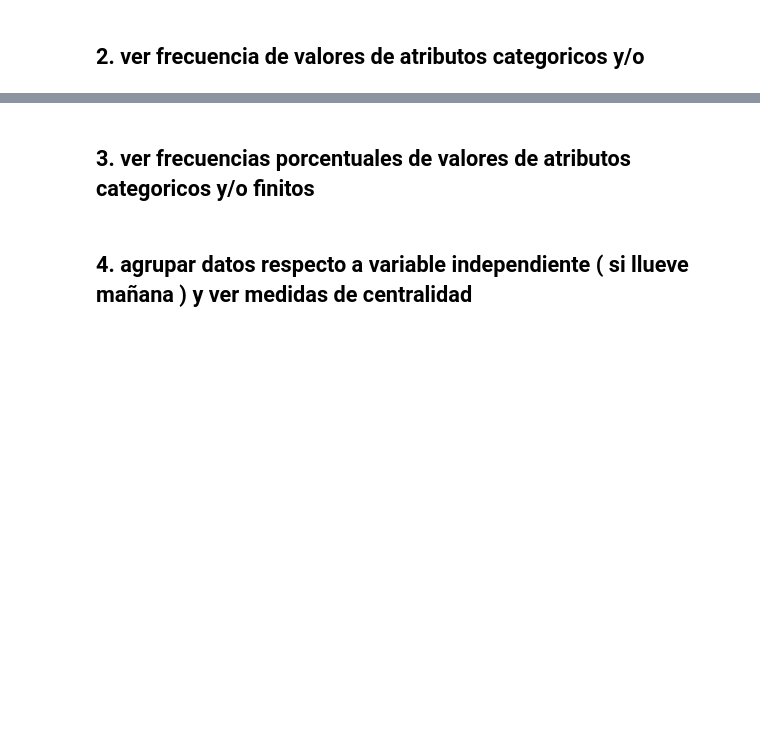
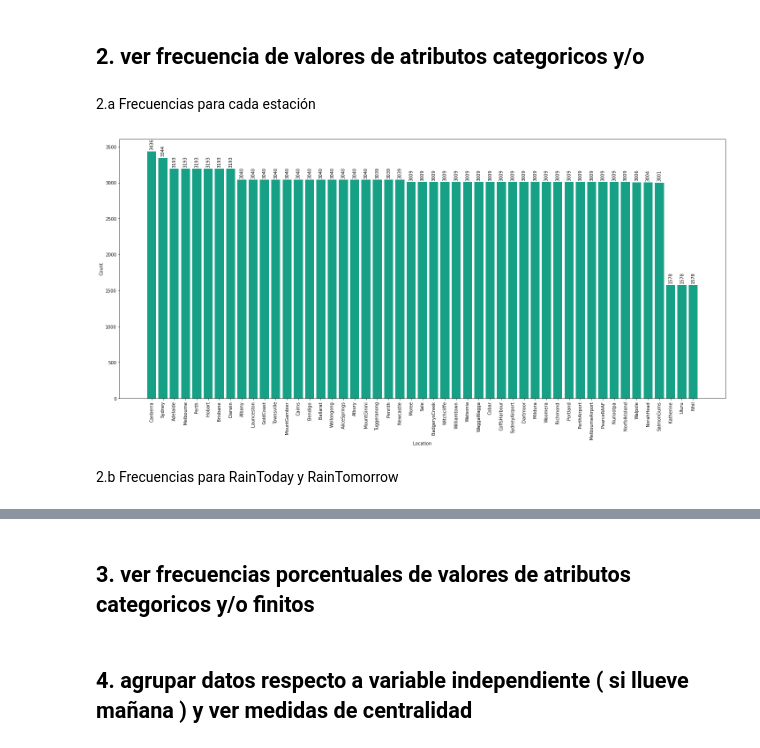
Before and after one commit to acmoral/ProyectoMineria, a Jupyter notebook: analisis exploratorio/weather_data_analisis_exploratorio.ipynb, the cells around one changed output, grey strips where cells are left out. Cells and saved outputs as stored; diff of their text form; code cells hidden in the pictures; blank space fills up the shorter version.

```diff
--- a/analisis exploratorio/weather_data_analisis_exploratorio.ipynb
+++ b/analisis exploratorio/weather_data_analisis_exploratorio.ipynb
@@ -13,3 +19,5 @@ data = pd.read_csv('../data/weatherAUS.csv')
+# %%
+theme = '#16A085'
 # %% [markdown]
 La idea seria en cada sección añadir una descripción de manera que se analisen los datos que se obtengan.
 # %% [markdown]
@@ -55,2 +68,39 @@ data.describe()
 # %% [markdown]
 ## 2. ver frecuencia de valores de atributos categoricos y/o
+# %% [markdown]
+2.a Frecuencias para cada estación
+# %%
+# Group by 'Location' to obtain the counts
+Location = data.groupby('Location').size()
+
+# Sort 'Location' from least to greatest
+Location = Location.sort_values(ascending=False)
+
+# Create the bar chart
+plt.figure(figsize=(20, 10))  # Adjust the figure size if necessary
+bars = plt.bar(Location.index, Location.values, color=theme)
+
+# Add numbers on top of the bars
+for bar in bars:
+    height = bar.get_height()
+    plt.annotate('{}'.format(height),
+                 xy=(bar.get_x() + bar.get_width() / 2, height),
+                 xytext=(0, 3),  # 3 points of vertical offset
+                 textcoords="offset points",
+                 ha='center', va='bottom',
+                 rotation=90)
+
+# Axis labels
+plt.xlabel('Location')
+plt.ylabel('Count')
+
+# Rotate the x-axis labels if they are long for better visualization
+plt.xticks(rotation=90)
+
+# Show the chart
+plt.tight_layout()  # Adjust the layout to prevent label cutoff
+plt.show()
+# %% [output]
+[figure, added]
+# %% [markdown]
+2.b Frecuencias para RainToday y RainTomorrow
```
Also changed, not shown: parts of 26 cells of this notebook, 1 other file.
